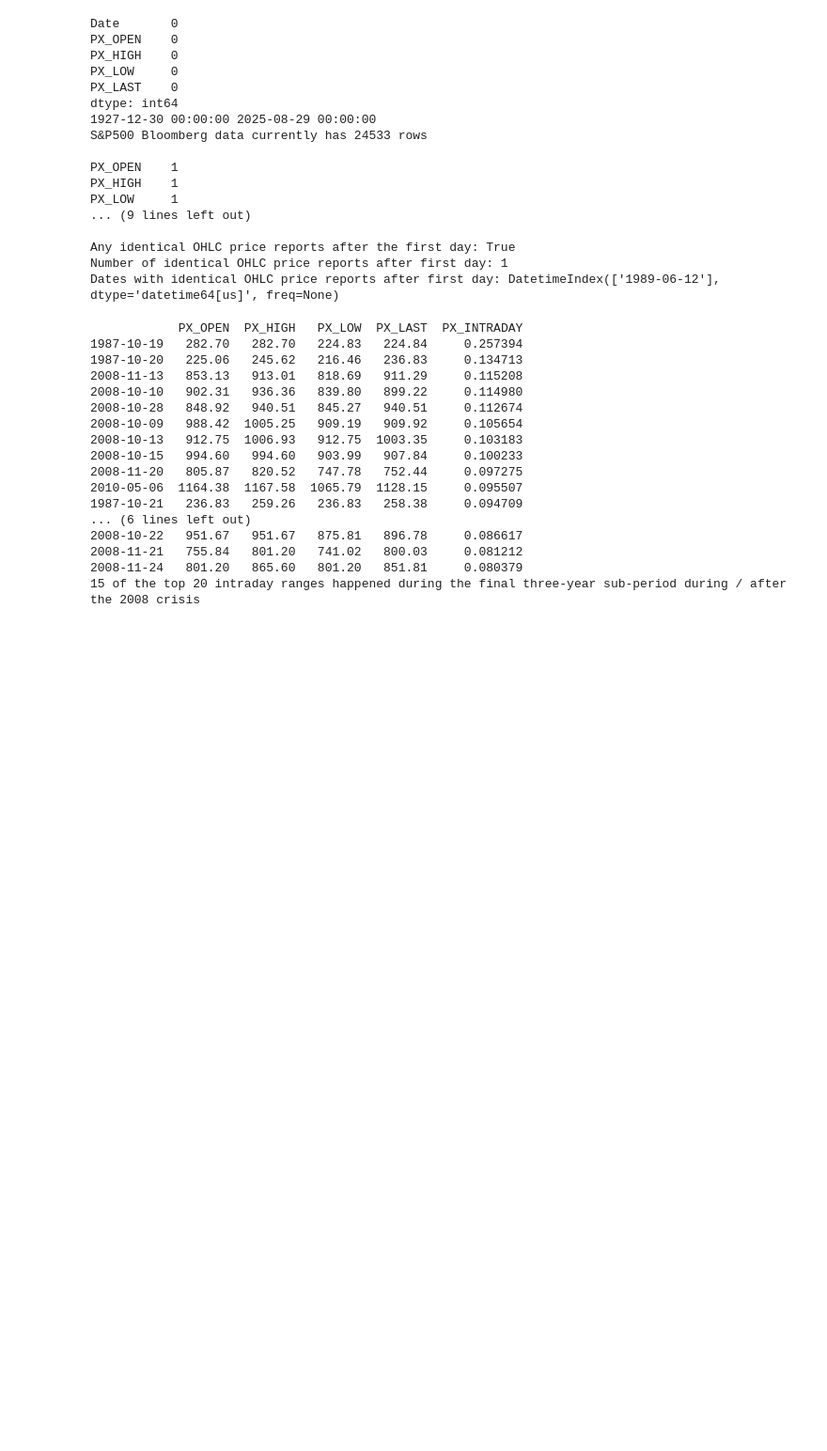
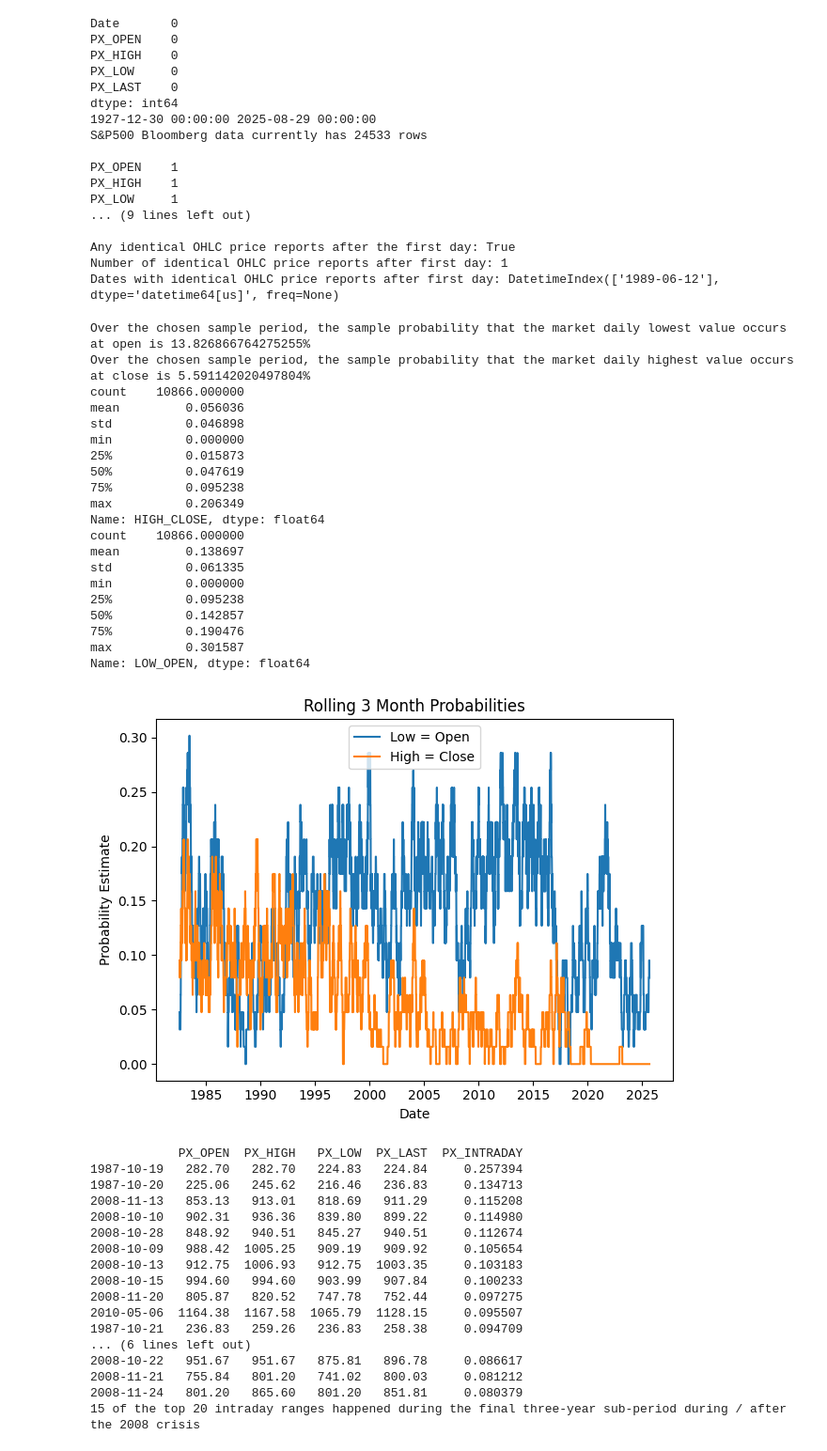
Before and after one commit to rohbws/FinDataScience, a Jupyter notebook: PSET1/Problem1.ipynb, the cells around one changed output. Shown at 94% size. Saved outputs shown, nothing was run; the diff lists cells and outputs as text; code cells hidden in the pictures; blank space fills up the shorter version.

```diff
--- a/PSET1/Problem1.ipynb
+++ b/PSET1/Problem1.ipynb
@@ -84,6 +85,60 @@ PX_LOW     1
 Any identical OHLC price reports after the first day: True
 Number of identical OHLC price reports after first day: 1
 Dates with identical OHLC price reports after first day: DatetimeIndex(['1989-06-12'], dtype='datetime64[us]', freq=None)
+# %%
+#Probability Estimates
+prob_sp500df = sp500df.loc["1982-04-21":].copy() #Consider OHLC data from 4/21/1982 onwards
+prob_sp500df = prob_sp500df.drop(index = "1989-06-12") #Drop the one date in this time period that had identical OHLC data
+
+prob_sp500df["LOW_OPEN"] = (prob_sp500df["PX_LOW"] == prob_sp500df["PX_OPEN"])
+prob_sp500df["HIGH_CLOSE"] = (prob_sp500df["PX_HIGH"] == prob_sp500df["PX_LAST"])
+
+#Start with overall sample means
+p_low_open = prob_sp500df["LOW_OPEN"].mean()
+p_high_close = prob_sp500df["HIGH_CLOSE"].mean()
+
+print(f'Over the chosen sample period, the sample probability that the market daily lowest value occurs at open is {p_low_open * 100}%')
+print(f'Over the chosen sample period, the sample probability that the market daily highest value occurs at close is {p_high_close * 100}%')
+
+#Do rolling windows on 3 month scale to test robustness to time variation
+rolling_p_low = prob_sp500df["LOW_OPEN"].rolling(63).mean()
+rolling_p_high = prob_sp500df["HIGH_CLOSE"].rolling(63).mean()
+
+print(rolling_p_high.describe())
+print(rolling_p_low.describe())
+
+#Plot rolling window estimate to see time variation
+plt.figure()
+plt.plot(prob_sp500df.index, rolling_p_low, label = "Low = Open")
+plt.plot(prob_sp500df.index, rolling_p_high, label = "High = Close")
+plt.title("Rolling 3 Month Probabilities")
+plt.ylabel("Probability Estimate")
+plt.xlabel("Date")
+plt.legend()
+plt.tight_layout()
+plt.show()
+# %% [output]
+Over the chosen sample period, the sample probability that the market daily lowest value occurs at open is 13.826866764275255%
+Over the chosen sample period, the sample probability that the market daily highest value occurs at close is 5.591142020497804%
+count    10866.000000
+mean         0.056036
+std          0.046898
+min          0.000000
+25%          0.015873
+50%          0.047619
+75%          0.095238
+max          0.206349
+Name: HIGH_CLOSE, dtype: float64
+count    10866.000000
+mean         0.138697
+std          0.061335
+min          0.000000
+25%          0.095238
+50%          0.142857
+75%          0.190476
+max          0.301587
+Name: LOW_OPEN, dtype: float64
+[figure, added]
 # %%
 #Intraday Range Calculations
 sp500df["PX_INTRADAY"] = (sp500df["PX_HIGH"] - sp500df["PX_LOW"]) / sp500df["PX_LOW"]
```
Also changed, not shown: parts of 1 cell of this notebook.
